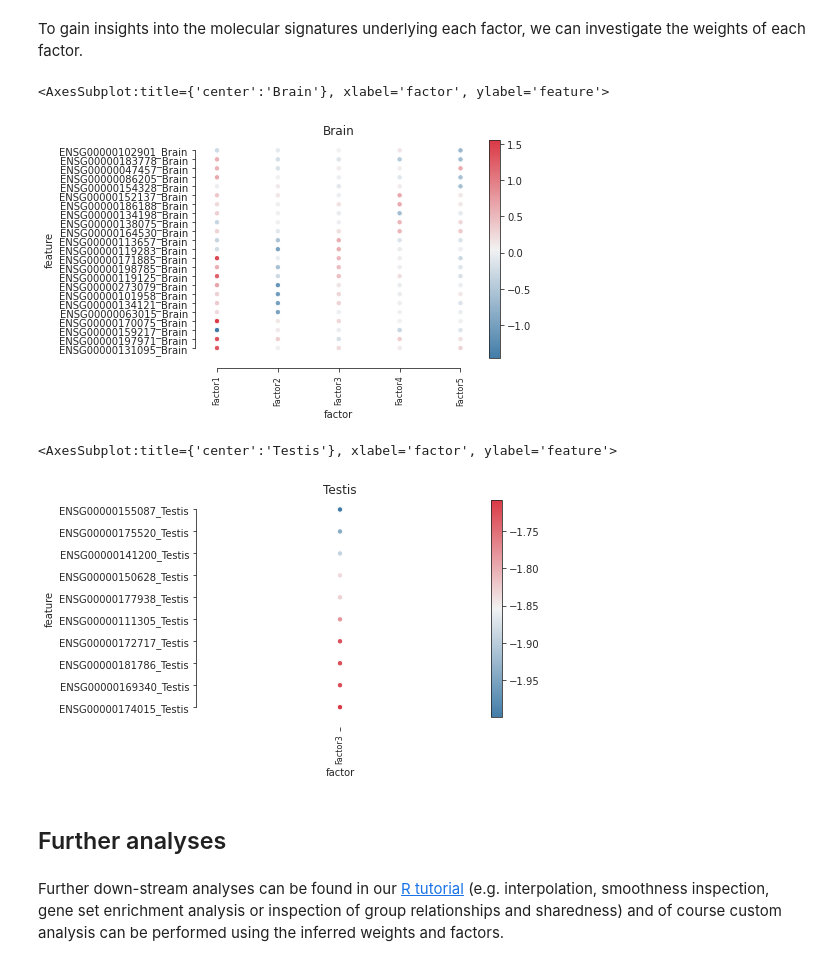
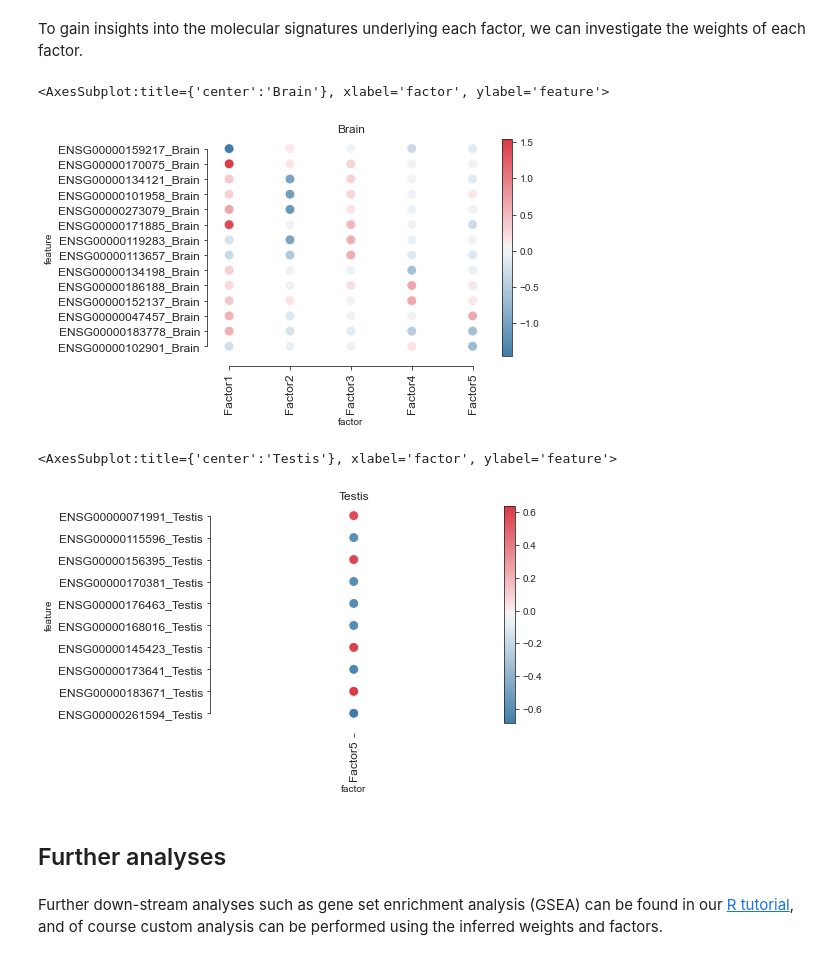
Before and after one commit to bioFAM/MEFISTO_tutorials, a Jupyter notebook: MEFISTO_evodevo.ipynb, the cells around one changed output. Drawn from its saved outputs; the diff is of its cells as text; code cells hidden in the pictures.

```diff
--- a/MEFISTO_evodevo.ipynb
+++ b/MEFISTO_evodevo.ipynb
@@ -217,16 +245,18 @@ sns.scatterplot(x="times_before", y="times_learnt",
 # %% [markdown]
 To gain insights into the molecular signatures underlying each factor, we can investigate the weights of each factor.
 # %%
-mofax.plot_weights_dotplot(m, view = "Brain", yticklabels_size=10)
+mofax.plot_weights_dotplot(m, view="Brain", n_features=3,
+                           yticklabels_size=12, xticklabels_size=12, size=100)
 # %% [output]
 <AxesSubplot:title={'center':'Brain'}, xlabel='factor', ylabel='feature'>
-[figure, old version]
+[figure, new version]
 # %%
-mofax.plot_weights_dotplot(m, view = "Testis", factors = 2, n_features = 10, yticklabels_size=10)
+mofax.plot_weights_dotplot(m, view="Testis", n_features=10, factors=4,
+                           yticklabels_size=12, xticklabels_size=12, size=100)
 # %% [output]
 <AxesSubplot:title={'center':'Testis'}, xlabel='factor', ylabel='feature'>
-[figure, old version]
+[figure, new version]
 # %% [markdown]
 ## Further analyses
 # %% [markdown]
-Further down-stream analyses can be found in our [R tutorial](https://raw.githack.com/bioFAM/MEFISTO_tutorials/master/evodevo_tutorial.html) (e.g. interpolation, smoothness inspection, gene set enrichment analysis or inspection of group relationships and sharedness) and of course custom analysis can be performed using the inferred weights and factors.
+Further down-stream analyses such as gene set enrichment analysis (GSEA) can be found in our [R tutorial](https://raw.githack.com/bioFAM/MEFISTO_tutorials/master/evodevo_tutorial.html), and of course custom analysis can be performed using the inferred weights and factors.
```
Also changed, not shown: parts of 32 cells of this notebook.
